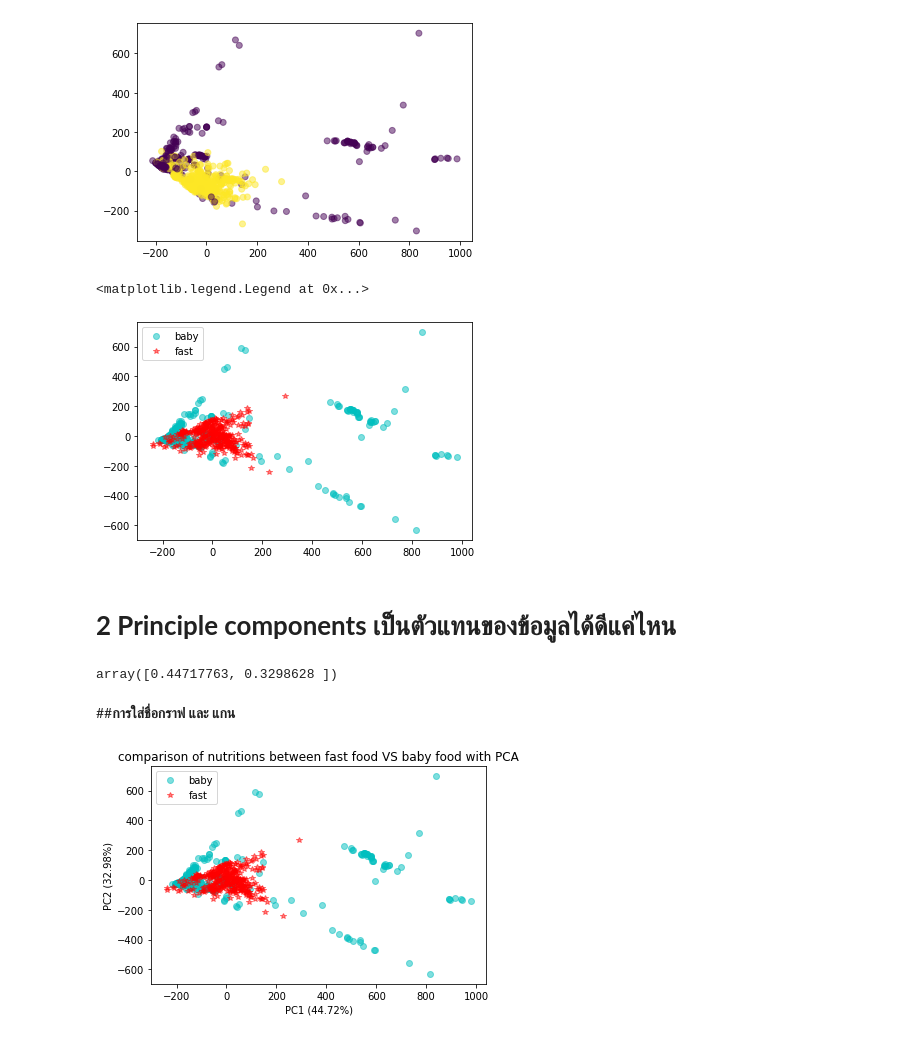
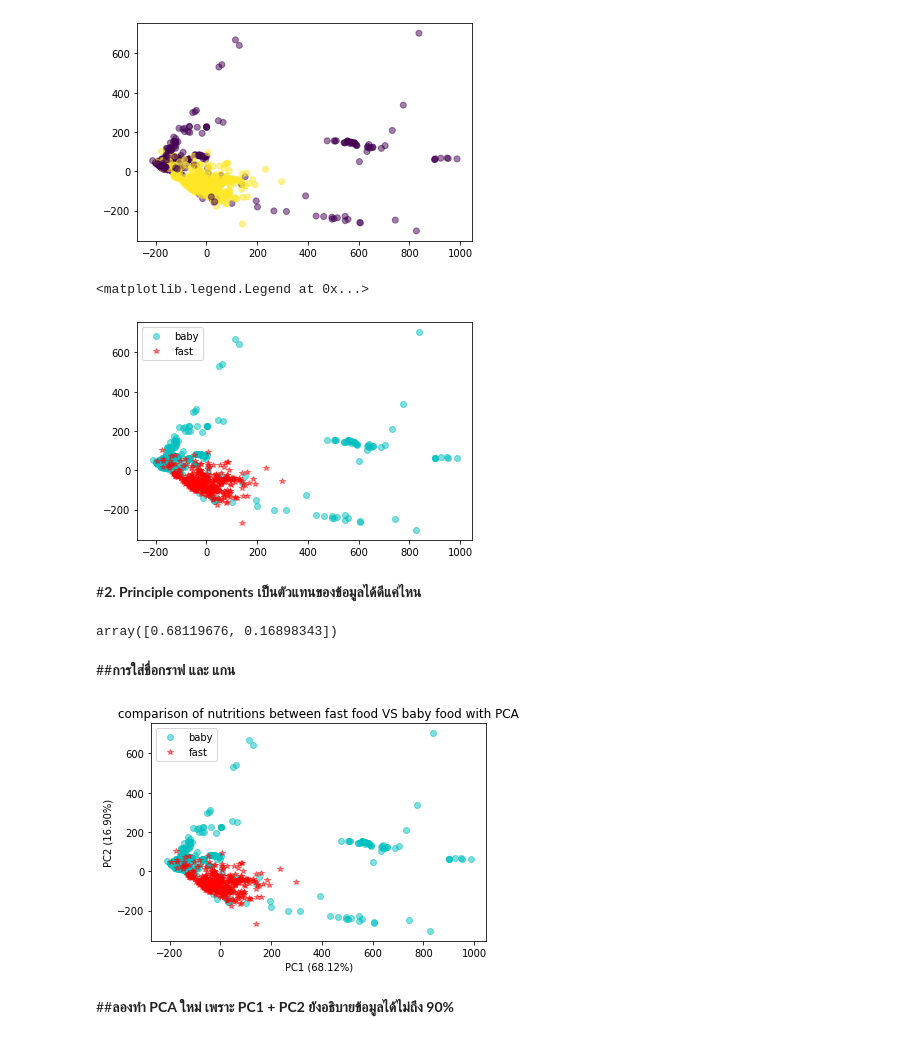
Before and after one commit to Nunticha24/Multivariate, a Jupyter notebook: Chapter3_PCA.ipynb, the cells around one changed output. Cells and saved outputs as stored; diff of their text form; code cells hidden in the pictures.

```diff
--- a/Chapter3_PCA.ipynb
+++ b/Chapter3_PCA.ipynb
@@ -774,5 +778,5 @@ bb
 733 rows × 32 columns
 # %%
 pca = PCA(n_components=2)
-new_pca = pca.fit_transform(bb.iloc[:,1:].to_numpy())
+new_pca2 = pca.fit_transform(bb.iloc[:,1:].to_numpy())
 # %%
@@ -781,29 +785,31 @@ plt.scatter(new_pca[:,0],new_pca[:,1],c = bb['FoodGroup'],alpha=0.5)
 <matplotlib.collections.PathCollection at 0x...>
 [figure]
 # %%
-baby_pca = pca.fit_transform(bb[bb['FoodGroup']==1].iloc[:,1:].to_numpy())
-fast_pca = pca.fit_transform(bb[bb['FoodGroup']==8].iloc[:,1:].to_numpy())
+baby_pca = pca.transform(bb[bb['FoodGroup']==1].iloc[:,1:].to_numpy())
+fast_pca = pca.transform(bb[bb['FoodGroup']==8].iloc[:,1:].to_numpy())
 # %%
-plt.plot(baby_pca[:,0],baby_pca[:,1],'oc' ,alpha=0.5, label='baby')
-plt.plot(fast_pca[:,0],fast_pca[:,1],'*r' ,alpha=0.5, label='fast')
+plt.plot(baby_pca[:,0],baby_pca[:,1],'oc',alpha=0.5,label='baby')
+plt.plot(fast_pca[:,0],fast_pca[:,1],'*r',alpha=0.5,label='fast')
 plt.legend()
 # %% [output]
 <matplotlib.legend.Legend at 0x...>
-[figure, old version]
+[figure, new version]
 # %% [markdown]
-# **2 Principle components เป็นตัวแทนของข้อมูลได้ดีแค่ไหน**
+#**2. Principle components เป็นตัวแทนของข้อมูลได้ดีแค่ไหน**
 # %%
 pca.explained_variance_ratio_
 # %% [output]
-array([0.44717763, 0.3298628 ])
+array([0.68119676, 0.16898343])
 # %% [markdown]
 ##**การใส่ชื่อกราฟ และ แกน**
 # %%
 plt.plot(baby_pca[:,0],baby_pca[:,1],'oc',alpha=0.5,label='baby')
 plt.plot(fast_pca[:,0],fast_pca[:,1],'*r',alpha=0.5,label='fast')
 plt.legend()
 plt.title('comparison of nutritions between fast food VS baby food with PCA')
-plt.xlabel('PC1 (44.72%)')
-plt.ylabel('PC2 (32.98%)');
+plt.xlabel('PC1 (68.12%)')
+plt.ylabel('PC2 (16.90%)');
 # %% [output]
-[figure, old version]
+[figure, new version]
+# %% [markdown]
+##**ลองทำ PCA ใหม่ เพราะ PC1 + PC2 ยังอธิบายข้อมูลได้ไม่ถึง 90%**
```
Also changed, not shown: parts of 42 cells of this notebook.
